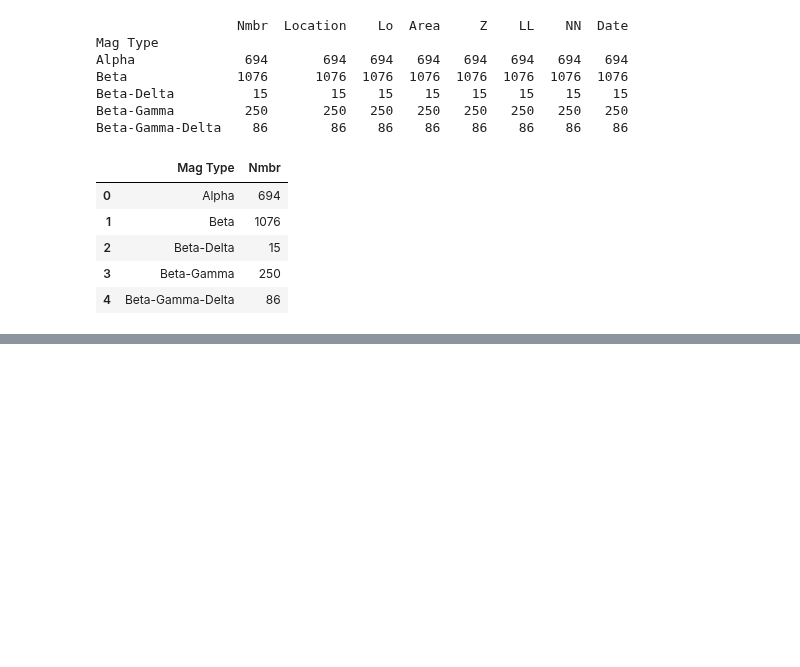
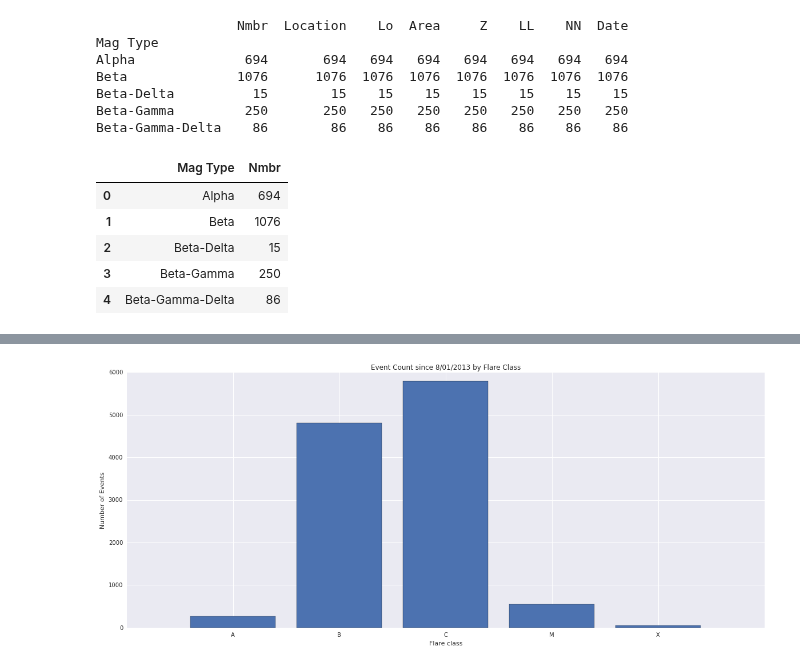
Before and after one commit to Nschanche/Flare_peaks, a Jupyter notebook: flare_project.ipynb, the cells around one changed output, grey strips where cells are left out. Saved outputs shown, nothing was run; the diff lists cells and outputs as text; code cells hidden in the pictures; blank space fills up the shorter version.

```diff
--- a/flare_project.ipynb
+++ b/flare_project.ipynb
@@ -95,7 +97,7 @@ flare_catalog["longitude"] = flare_catalog['AR location'].apply(
 # would have fewer samples to go through to ensure we have time to find
 # peak AIA times for them all.
 dates = flare_catalog['GOES start']
-cutoff = pd.to_datetime('2013/08/01 00:00')
+cutoff = pd.to_datetime('2006/08/01 00:00')
 recent_flare_catalog = flare_catalog[pd.to_datetime(dates) >= cutoff]
 recent_flare_catalog.reset_index(drop=True, inplace=True)
 recent_flare_catalog.head()
@@ -381,0 +385,10 @@ plt.show()
+# %%
+count = 0
+Xray_letter = ['NaN']*len(recent_flare_catalog['X-ray class'])
+
+for event in recent_flare_catalog['X-ray class']:
+    Xray_letter[count] = event[:1]
+    count += 1
+
+recent_flare_catalog['X-ray letter'] = Xray_letter
+recent_flare_catalog.head()
@@ -381,0 +402,6 @@ plt.show()
+# %%
+flare_class_group = recent_flare_catalog[['X-ray class', 'X-ray letter']]
+flare_class_group = flare_class_group.groupby('X-ray letter').count()
+flare_class_group = flare_class_group[['X-ray class']]
+flare_class_group.reset_index(inplace=True)
+flare_class_group.head()
@@ -381,0 +419,11 @@ plt.show()
+# %%
+plt.figure(figsize=(20,8))
+plt.bar(flare_class_group.index,flare_class_group['X-ray class'],align='center')
+
+plt.xlabel('Flare class')
+plt.ylabel('Number of Events')
+plt.title('Event Count since 8/01/2013 by Flare Class')
+plt.xticks(flare_class_group.index,flare_class_group['X-ray letter'])
+plt.show()
+# %% [output]
+[figure, added]
```
Also changed, not shown: parts of 12 cells of this notebook.
